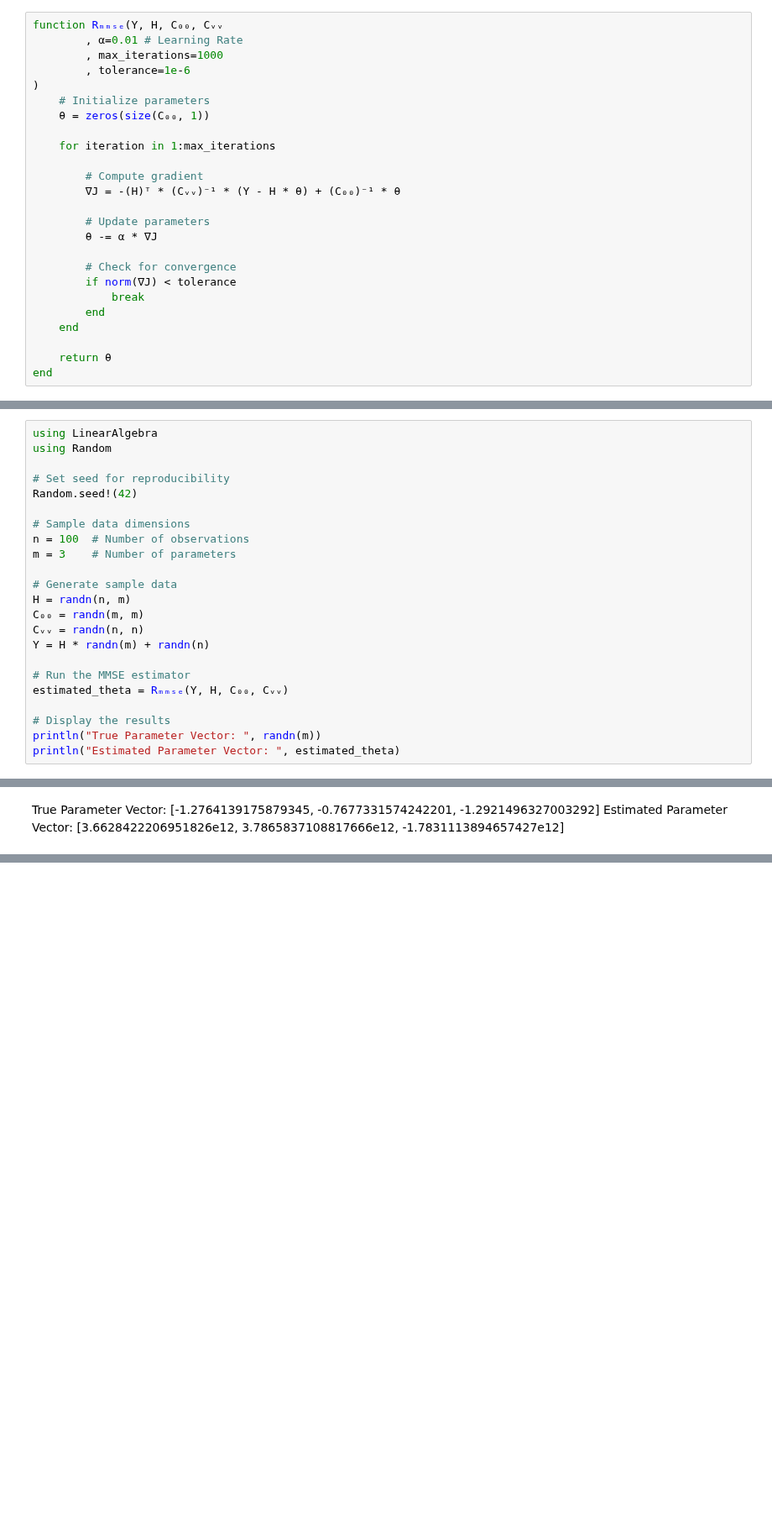
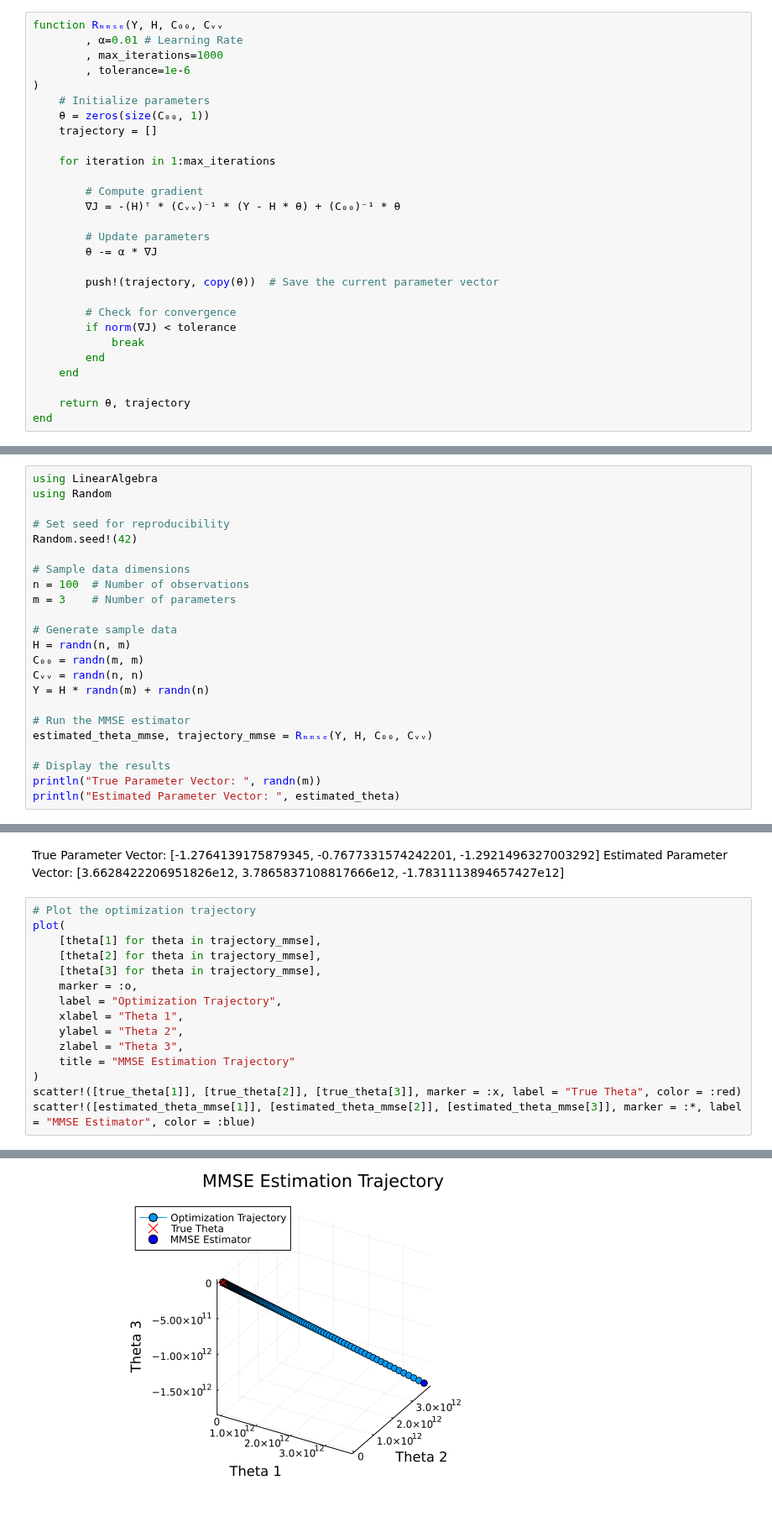
Before and after one commit to setrar/SSP, a Jupyter notebook: Homework/2/mmse_estimator.ipynb, the cells around one changed output, grey strips where cells are left out. Shown at 84% size. Cells and saved outputs as stored; diff of their text form; blank space fills up the shorter version.

```diff
--- a/Homework/2/mmse_estimator.ipynb
+++ b/Homework/2/mmse_estimator.ipynb
@@ -10,6 +10,7 @@ function Rₘₘₛₑ(Y, H, C₀₀, Cᵥᵥ
 )
     # Initialize parameters
     θ = zeros(size(C₀₀, 1))
+    trajectory = []
 
     for iteration in 1:max_iterations
 
@@ -19,13 +20,15 @@ function Rₘₘₛₑ(Y, H, C₀₀, Cᵥᵥ
         # Update parameters
         θ -= α * ∇J
 
+        push!(trajectory, copy(θ))  # Save the current parameter vector
+
         # Check for convergence
         if norm(∇J) < tolerance
             break
         end
     end
 
-    return θ
+    return θ, trajectory
 end
 # %% [output]
 Rₘₘₛₑ (generic function with 4 methods)
@@ -47,7 +50,7 @@ Cᵥᵥ = randn(n, n)
 Y = H * randn(m) + randn(n)
 
 # Run the MMSE estimator
-estimated_theta = Rₘₘₛₑ(Y, H, C₀₀, Cᵥᵥ)
+estimated_theta_mmse, trajectory_mmse = Rₘₘₛₑ(Y, H, C₀₀, Cᵥᵥ)
 
 # Display the results
 println("True Parameter Vector: ", randn(m))
@@ -58,3 +61,19 @@ Estimated Parameter Vector: [3.6628422206951826e12, 3.7865837108817666e12, -1.78
 # %% [markdown]
 True Parameter Vector: [-1.2764139175879345, -0.7677331574242201, -1.2921496327003292]
 Estimated Parameter Vector: [3.6628422206951826e12, 3.7865837108817666e12, -1.7831113894657427e12]
+# %%
+# Plot the optimization trajectory
+plot(
+    [theta[1] for theta in trajectory_mmse],
+    [theta[2] for theta in trajectory_mmse],
+    [theta[3] for theta in trajectory_mmse],
+    marker = :o,
+    label = "Optimization Trajectory",
+    xlabel = "Theta 1",
+    ylabel = "Theta 2",
+    zlabel = "Theta 3",
+    title = "MMSE Estimation Trajectory"
+)
+scatter!([true_theta[1]], [true_theta[2]], [true_theta[3]], marker = :x, label = "True Theta", color = :red)
+scatter!([estimated_theta_mmse[1]], [estimated_theta_mmse[2]], [estimated_theta_mmse[3]], marker = :*, label = "MMSE Estimator", color = :blue)
+# %% [output]
@@ -60,0 +82 @@ Estimated Parameter Vector: [3.6628422206951826e12, 3.7865837108817666e12, -1.78
+[figure, added]
```
Also changed, not shown: parts of 1 cell of this notebook, 1 other file.
